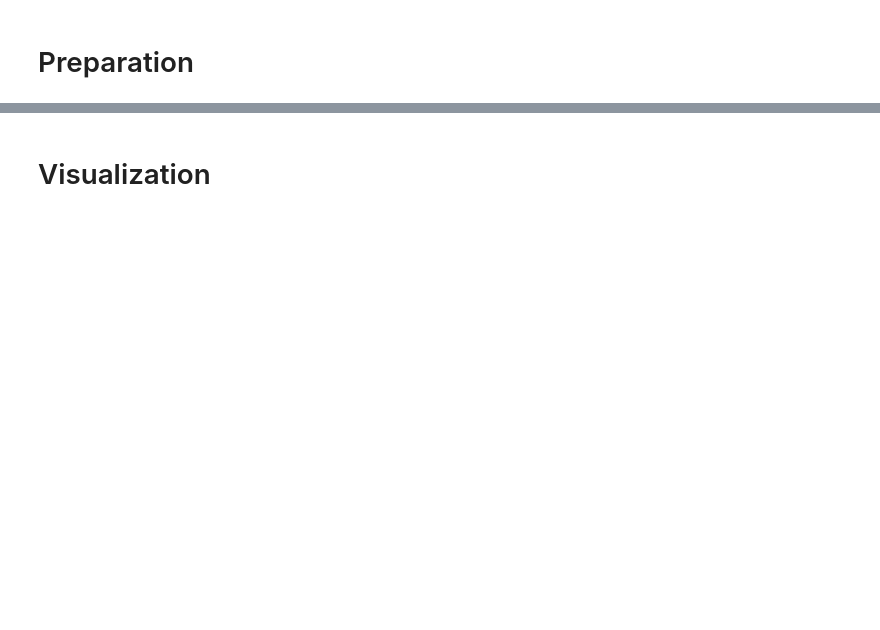
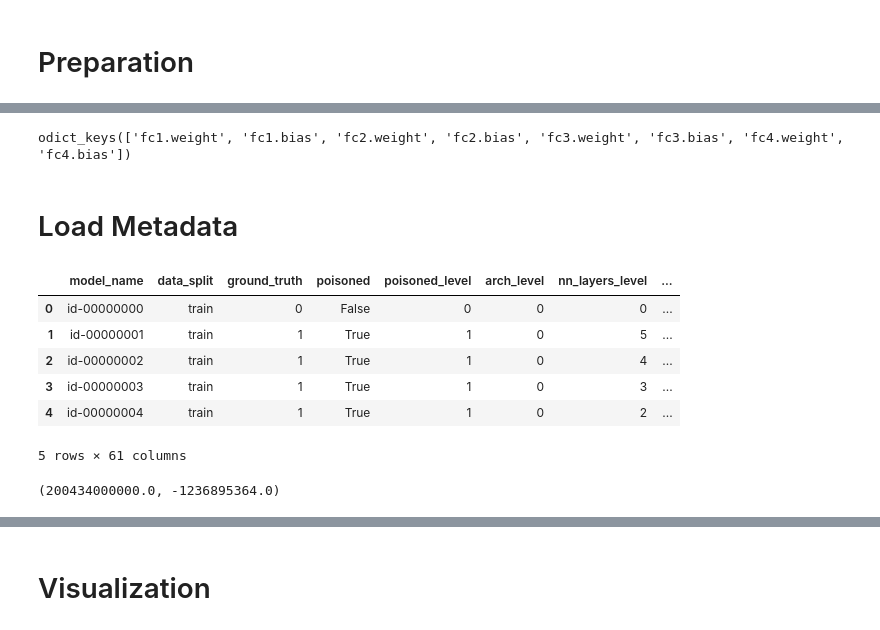
Before and after one commit to jsong2333333/TrojAI_Summary, a Jupyter notebook: explore.ipynb, the cells around one changed output, grey strips where cells are left out. Drawn from its saved outputs; the diff is of its cells as text; code cells hidden in the pictures; blank space fills up the shorter version.

```diff
--- a/explore.ipynb
+++ b/explore.ipynb
@@ -295,0 +12,10 @@ clf = GradientBoostingClassifier(learning_rate=0.015, n_estimators=900, max_dept
+# %%
+MODEL_FILEDIR = '/scratch/data/TrojAI/cyber-pdf-dec2022-train/models/'
+METADATA_FILEPATH = '/scratch/data/TrojAI/cyber-pdf-dec2022-train/METADATA.csv'
+MODEL_NUM = 120
+# MODEL_ARCH = ['classification:' + arch for arch in ['resnet50', 'vit_base_patch32_224', 'mobilenet_v2']]
+# OUTPUT_FILEDIR = '/scratch/jialin/image-classification-sep2022/projects/weight_analysis/extracted_source/'
+
+
+def num_to_model_id(num):
+    return 'id-' + str(100000000+num)[1:]
@@ -295,0 +24,17 @@ clf = GradientBoostingClassifier(learning_rate=0.015, n_estimators=900, max_dept
+# %%
+model.keys()
+# %% [output]
+odict_keys(['fc1.weight', 'fc1.bias', 'fc2.weight', 'fc2.bias', 'fc3.weight', 'fc3.bias', 'fc4.weight', 'fc4.bias'])
+# %% [markdown]
+# Load Metadata
+# %%
+METADATA = pd.read_csv(METADATA_FILEPATH)
+METADATA.head()
+# %% [output]
+|  | model_name | data_split | ground_truth | poisoned | poisoned_level | arch_level | nn_layers_level | ... |
+| 0 | id-00000000 | train | 0 | False | 0 | 0 | 0 | ... |
+| 1 | id-00000001 | train | 1 | True | 1 | 0 | 5 | ... |
+| 2 | id-00000002 | train | 1 | True | 1 | 0 | 4 | ... |
+| 3 | id-00000003 | train | 1 | True | 1 | 0 | 3 | ... |
+| 4 | id-00000004 | train | 1 | True | 1 | 0 | 2 | ... |
+5 rows × 61 columns
@@ -295,0 +54,4 @@ clf = GradientBoostingClassifier(learning_rate=0.015, n_estimators=900, max_dept
+# %%
+poisoned_data.max(), poisoned_data.min()
+# %% [output]
+(200434000000.0, -1236895364.0)
```
Also changed, not shown: parts of 129 cells of this notebook, 30 other files.
